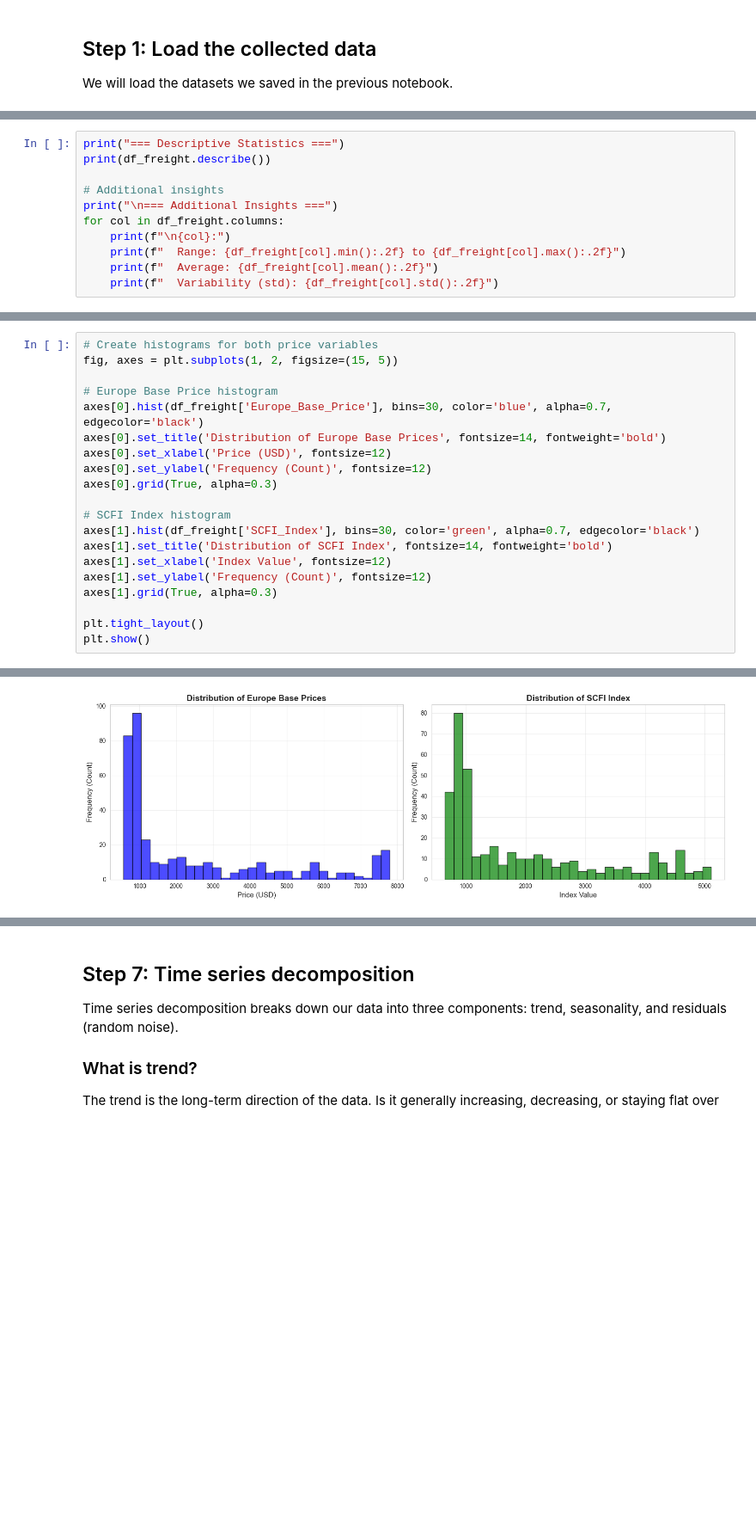
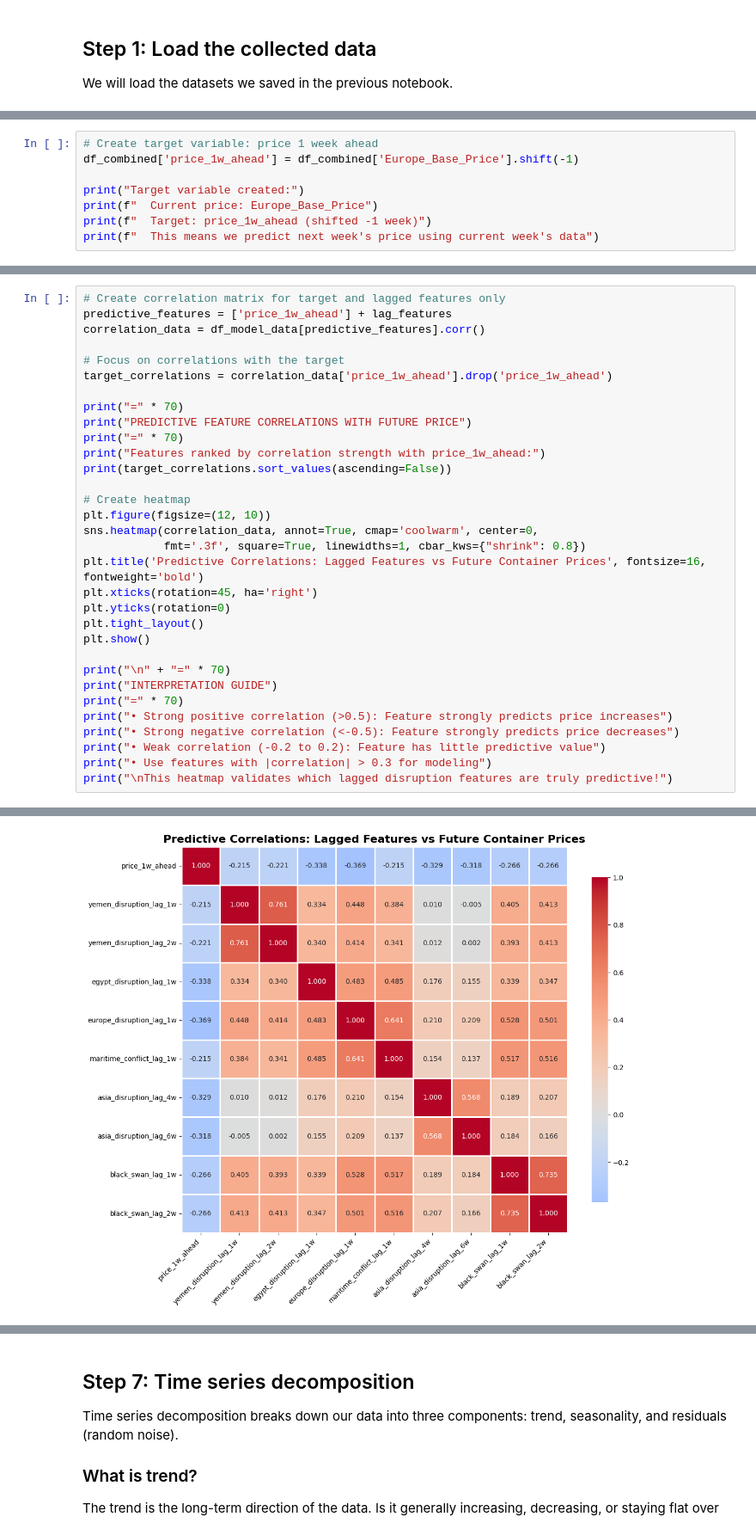
Before and after one commit to BenjaminLTakaki/Container_Predic, a Jupyter notebook: 02_data_understanding.ipynb, the cells around one changed output, grey strips where cells are left out. Shown at 86% size. Cells and saved outputs as stored; diff of their text form; blank space fills up the shorter version.

```diff
--- a/02_data_understanding.ipynb
+++ b/02_data_understanding.ipynb
@@ -152,12 +82,9 @@ max: The largest value in the data.
 # %%
-print("=== Descriptive Statistics ===")
-print(df_freight.describe())
+# Create target variable: price 1 week ahead
+df_combined['price_1w_ahead'] = df_combined['Europe_Base_Price'].shift(-1)
 
-# Additional insights
-print("\n=== Additional Insights ===")
-for col in df_freight.columns:
-    print(f"\n{col}:")
-    print(f"  Range: {df_freight[col].min():.2f} to {df_freight[col].max():.2f}")
-    print(f"  Average: {df_freight[col].mean():.2f}")
-    print(f"  Variability (std): {df_freight[col].std():.2f}")
+print("Target variable created:")
+print(f"  Current price: Europe_Base_Price")
+print(f"  Target: price_1w_ahead (shifted -1 week)")
+print(f"  This means we predict next week's price using current week's data")
 # %% [output]
@@ -261,21 +214,33 @@ A normal distribution (also called a bell curve) is a symmetric distribution whe
 # %%
-# Create histograms for both price variables
-fig, axes = plt.subplots(1, 2, figsize=(15, 5))
+# Create correlation matrix for target and lagged features only
+predictive_features = ['price_1w_ahead'] + lag_features
+correlation_data = df_model_data[predictive_features].corr()
 
-# Europe Base Price histogram
-axes[0].hist(df_freight['Europe_Base_Price'], bins=30, color='blue', alpha=0.7, edgecolor='black')
-axes[0].set_title('Distribution of Europe Base Prices', fontsize=14, fontweight='bold')
-axes[0].set_xlabel('Price (USD)', fontsize=12)
-axes[0].set_ylabel('Frequency (Count)', fontsize=12)
-axes[0].grid(True, alpha=0.3)
+# Focus on correlations with the target
+target_correlations = correlation_data['price_1w_ahead'].drop('price_1w_ahead')
 
-# SCFI Index histogram
-axes[1].hist(df_freight['SCFI_Index'], bins=30, color='green', alpha=0.7, edgecolor='black')
-axes[1].set_title('Distribution of SCFI Index', fontsize=14, fontweight='bold')
-axes[1].set_xlabel('Index Value', fontsize=12)
-axes[1].set_ylabel('Frequency (Count)', fontsize=12)
-axes[1].grid(True, alpha=0.3)
+print("=" * 70)
+print("PREDICTIVE FEATURE CORRELATIONS WITH FUTURE PRICE")
+print("=" * 70)
+print("Features ranked by correlation strength with price_1w_ahead:")
+print(target_correlations.sort_values(ascending=False))
 
+# Create heatmap
+plt.figure(figsize=(12, 10))
+sns.heatmap(correlation_data, annot=True, cmap='coolwarm', center=0,
+            fmt='.3f', square=True, linewidths=1, cbar_kws={"shrink": 0.8})
+plt.title('Predictive Correlations: Lagged Features vs Future Container Prices', fontsize=16, fontweight='bold')
+plt.xticks(rotation=45, ha='right')
+plt.yticks(rotation=0)
 plt.tight_layout()
 plt.show()
+
+print("\n" + "=" * 70)
+print("INTERPRETATION GUIDE")
+print("=" * 70)
+print("• Strong positive correlation (>0.5): Feature strongly predicts price increases")
+print("• Strong negative correlation (<-0.5): Feature strongly predicts price decreases")
+print("• Weak correlation (-0.2 to 0.2): Feature has little predictive value")
+print("• Use features with |correlation| > 0.3 for modeling")
+print("\nThis heatmap validates which lagged disruption features are truly predictive!")
 # %% [output]
@@ -282 +261 @@ plt.show()
-[figure, old version]
+[figure, new version]
```
Also changed, not shown: parts of 24 cells of this notebook, 7 other files.
